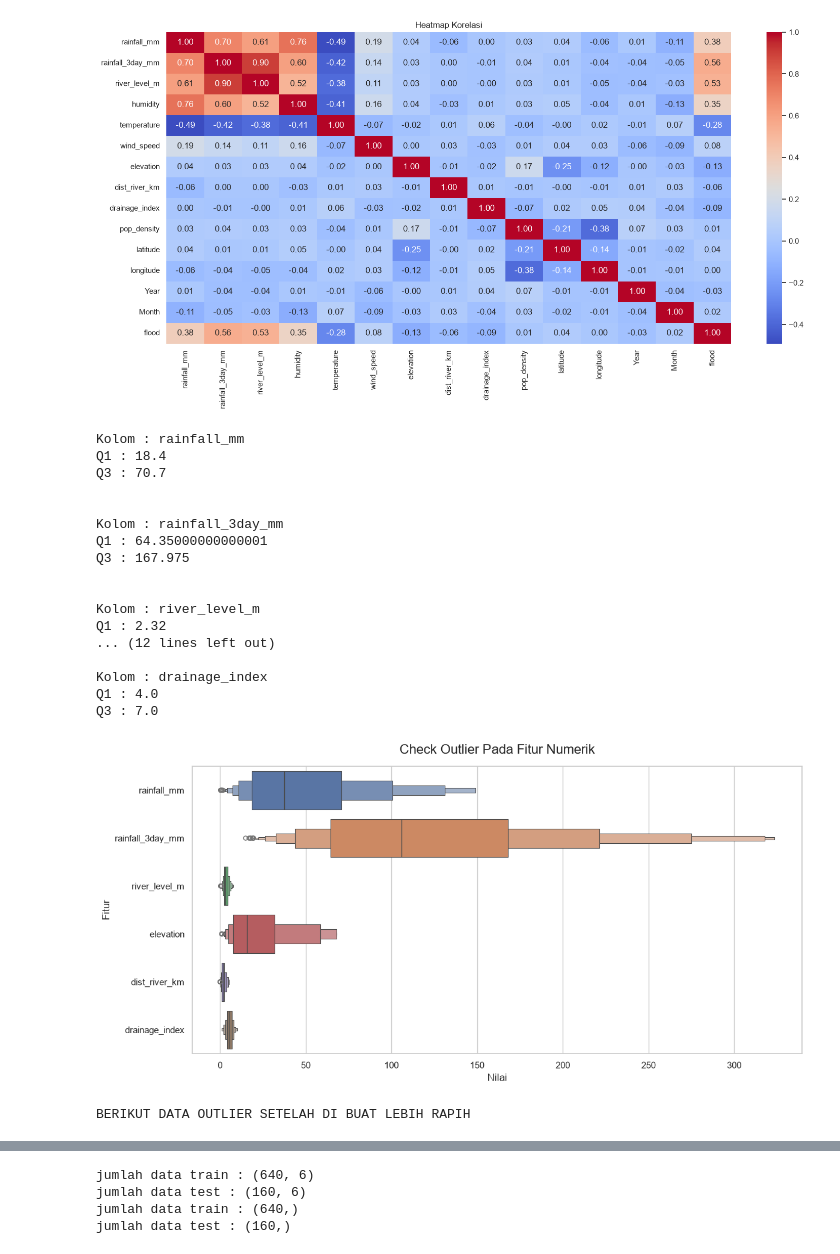
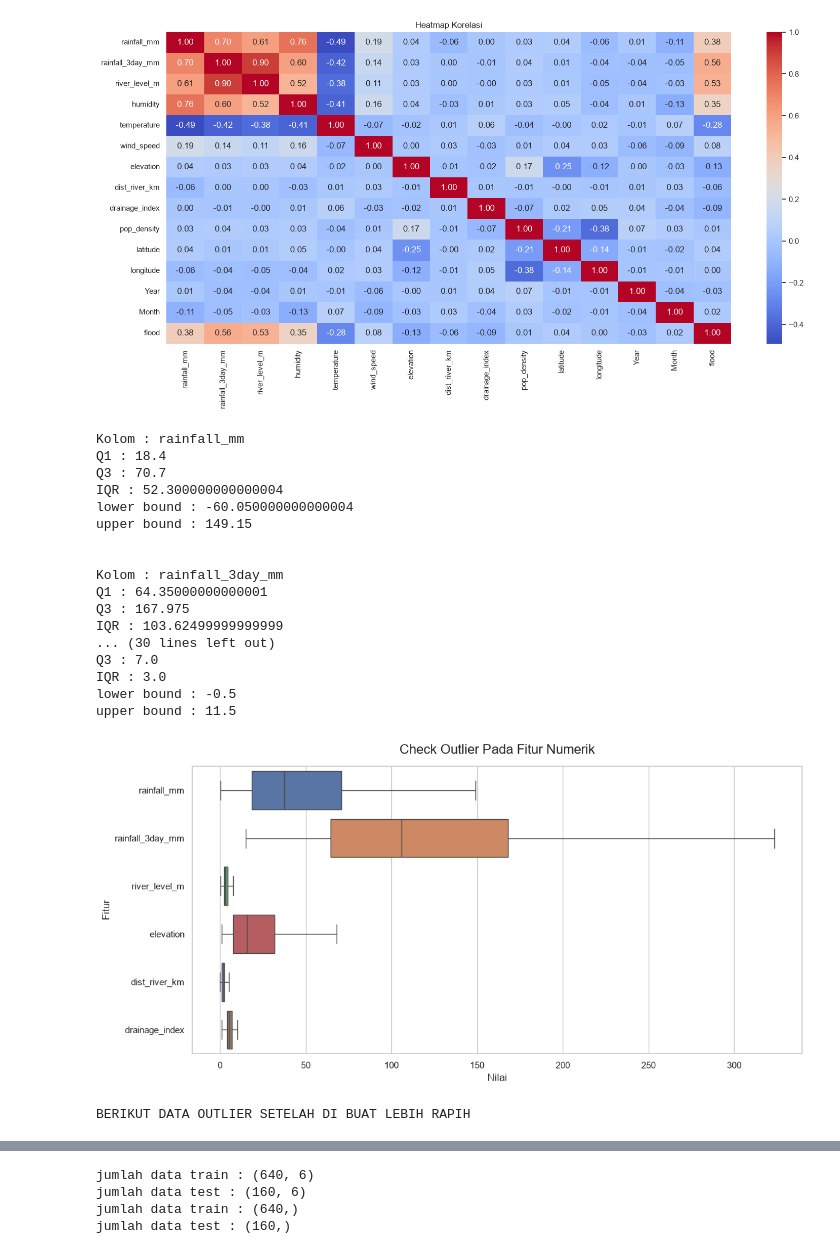
Before and after one commit to livetzy/LearnDC, a Jupyter notebook: TADC.ipynb, the cells around one changed output, grey strips where cells are left out. Cells and saved outputs as stored; diff of their text form; code cells hidden in the pictures.

```diff
--- a/TADC.ipynb
+++ b/TADC.ipynb
@@ -174,39 +179,42 @@ for col in data:
 Kolom : {col}
 Q1 : {Q1}
 Q3 : {Q3}
+IQR : {IQR}
+lower bound : {lower_bound}
+upper bound : {upper_bound}
 """)
 # %% [output]
 Kolom : rainfall_mm
 Q1 : 18.4
 Q3 : 70.7
+IQR : 52.300000000000004
+lower bound : -60.050000000000004
+upper bound : 149.15
 
 
 Kolom : rainfall_3day_mm
 Q1 : 64.35000000000001
 Q3 : 167.975
-
-
-Kolom : river_level_m
-Q1 : 2.32
-... (12 lines left out)
-
-Kolom : drainage_index
-Q1 : 4.0
+IQR : 103.62499999999999
+... (30 lines left out)
 Q3 : 7.0
+IQR : 3.0
+lower bound : -0.5
+upper bound : 11.5
 # %%
 data = num_cols
 plt.figure(figsize=(12,6))
-sns.boxenplot(data=df[data], orient='h')
+sns.boxplot(data=df[data], orient='h')
 plt.title("Check Outlier Pada Fitur Numerik", fontsize=16 , pad=15)
 plt.xlabel("Nilai" , fontsize=12)
 plt.ylabel("Fitur", fontsize=12)
 
 plt.tight_layout()
 plt.show()
 
 print("berikut data outlier setelah di buat lebih rapih".upper())
 # %% [output]
-[figure, old version]
+[figure, new version]
 BERIKUT DATA OUTLIER SETELAH DI BUAT LEBIH RAPIH
 # %%
 x = df[num_cols]
```
Also changed, not shown: parts of 3 cells of this notebook, 2 other files.
